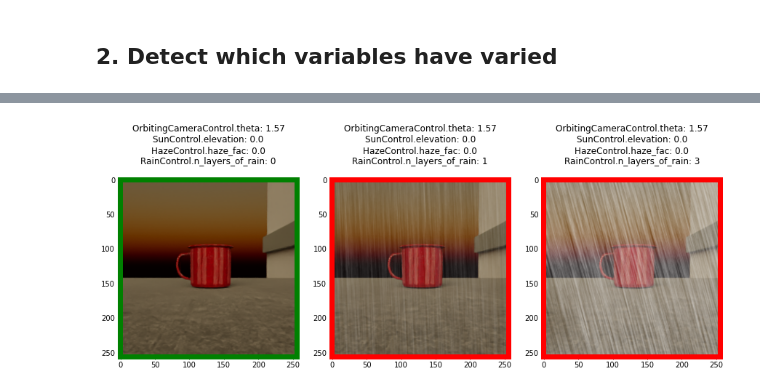
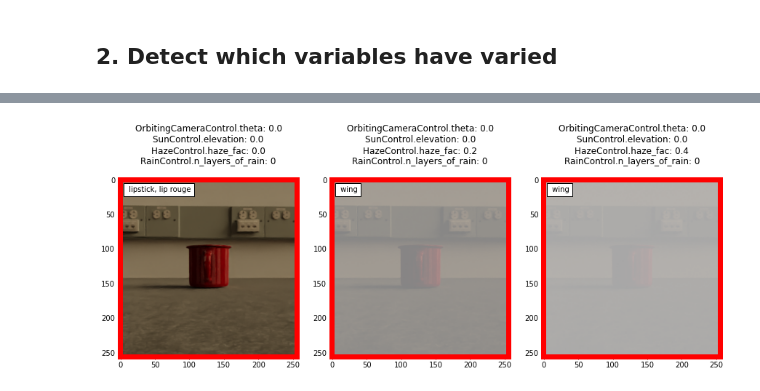
Before and after one commit to lr98769/3db, a Jupyter notebook: combined/analysis/analysis.ipynb, the cells around one changed output, grey strips where cells are left out. Saved outputs shown, nothing was run; the diff lists cells and outputs as text; code cells hidden in the pictures.

```diff
--- a/combined/analysis/analysis.ipynb
+++ b/combined/analysis/analysis.ipynb
@@ -288,11 +233,11 @@ analysis = AnalysisModule("../results/")
 # %%
 analysis.getFilteredImages(
     filter_input = { #inclusive of edges
-        'HazeControl.haze_fac' : 0,
-        'OrbitingCameraControl.theta': 1.57,
-        'RainControl.n_layers_of_rain': (0, 3),
+        'HazeControl.haze_fac' : (0, 1),
+        'OrbitingCameraControl.theta': 0,
+        'RainControl.n_layers_of_rain': 0,
         'SunControl.elevation': 0
     }
 )
 # %% [output]
-[figure, old version]
+[figure, new version]
```
Also changed, not shown: parts of 26 cells of this notebook.
